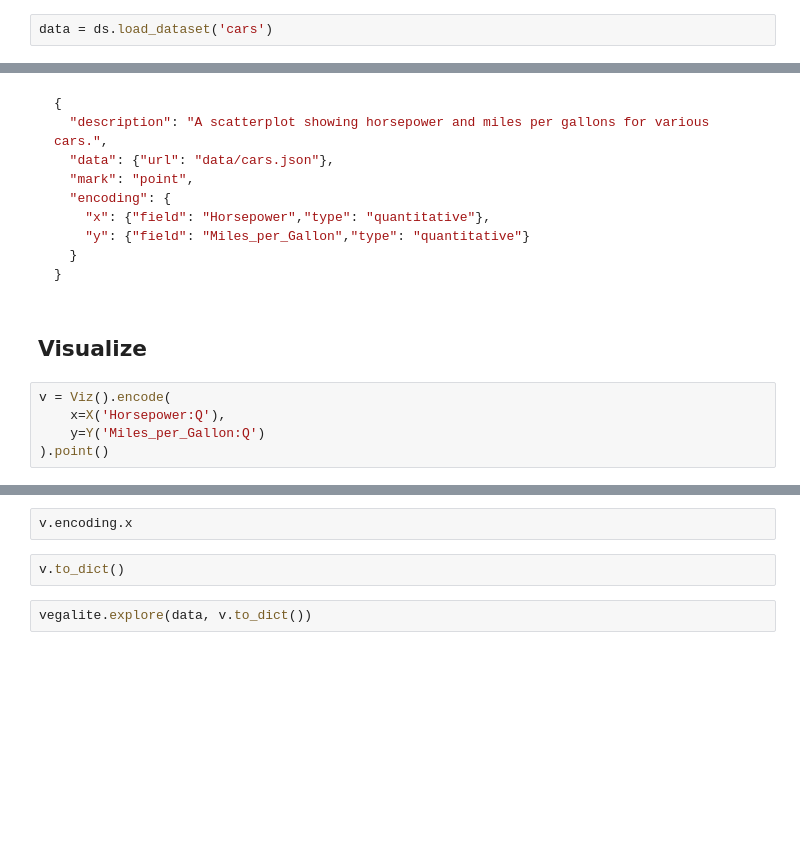
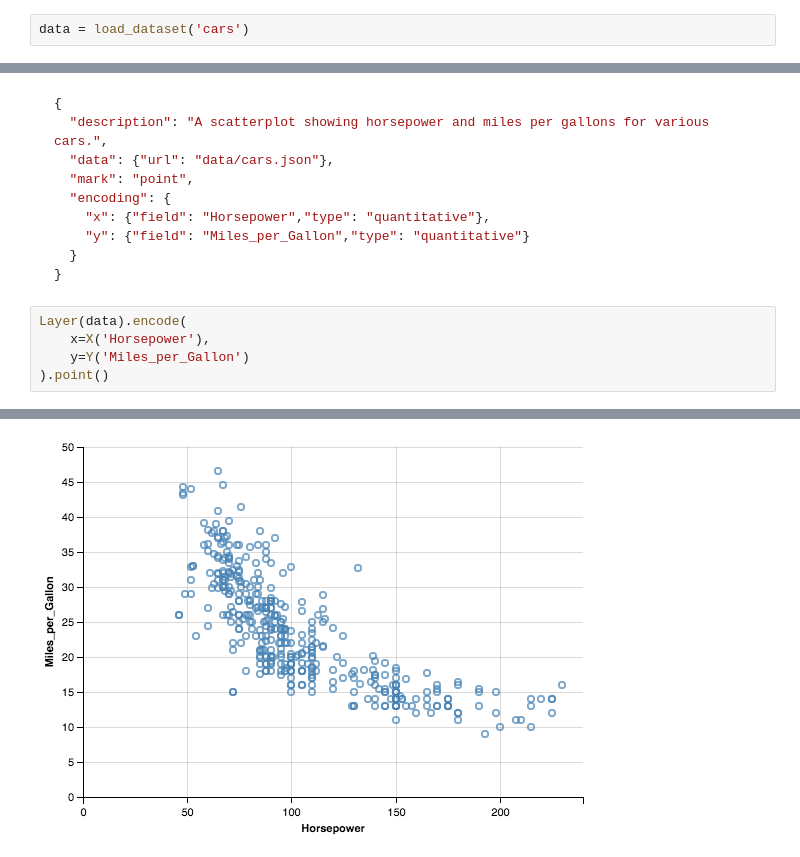
Before and after one commit to vega/altair, a Jupyter notebook: notebooks/Scatterplot.ipynb, the cells around one changed output, grey strips where cells are left out. Saved outputs shown, nothing was run; the diff lists cells and outputs as text; blank space fills up the shorter version.

````diff
--- a/notebooks/Scatterplot.ipynb
+++ b/notebooks/Scatterplot.ipynb
@@ -5,6 +7,6 @@ from vega import vegalite
 # %% [markdown]
 ## Load dataset
 # %%
-data = ds.load_dataset('cars')
+data = load_dataset('cars')
 # %%
 data.head()
@@ -20,10 +31,9 @@ data.head()
   }
 }
 ```
-# %% [markdown]
-## Visualize
 # %%
-v = Viz().encode(
-    x=X('Horsepower:Q'),
-    y=Y('Miles_per_Gallon:Q')
+Layer(data).encode(
+    x=X('Horsepower'),
+    y=Y('Miles_per_Gallon')
 ).point()
+# %% [output]
@@ -30,6 +41 @@ v = Viz().encode(
+[figure, added]
-# %%
-v.encoding.x
-# %%
-v.to_dict()
-# %%
-vegalite.explore(data, v.to_dict())
````
Also changed, not shown: parts of 7 cells of this notebook, 6 other files.
